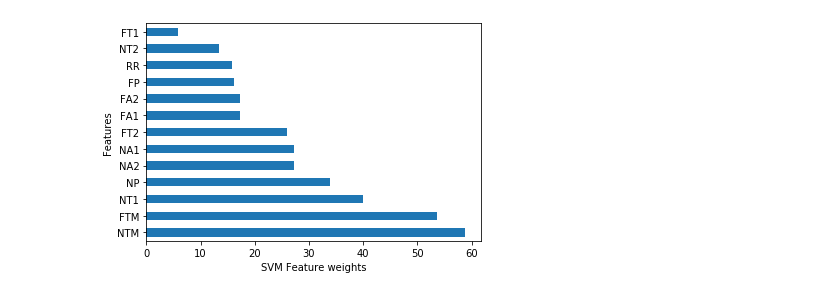
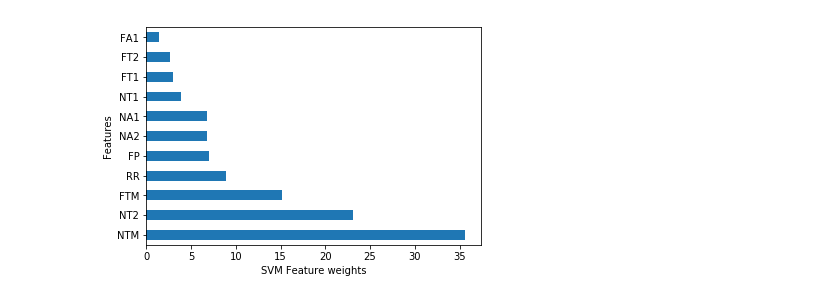
Before and after one commit to skalalab/cardiomyocyte_differentiation, a Jupyter notebook: Differentiation Classification_Compiled_Clean.ipynb, the cells around one changed output. Saved outputs shown, nothing was run; the diff lists cells and outputs as text; code cells hidden in the pictures.

```diff
--- a/Differentiation Classification_Compiled_Clean.ipynb
+++ b/Differentiation Classification_Compiled_Clean.ipynb
@@ -30,9 +30,12 @@ warnings.simplefilter('ignore')
 
 working_directory = Path(os.getcwd())
 print(working_directory)
-path_data = working_directory / "classification_results_umap_together_Day1Efficiency.csv"
+path_data = working_directory / "classification_results_umap_together_Day1Efficiency 01192021_Dish1.csv"
 full_data = pd.read_csv(path_data, header=0) #reads in data for Efficiency classification
 F1 = full_data[full_data.columns[0:14]] #this subselects columns 1-13 into a new dataframe so just the numeric data will be fed in (from FADA1 to Redox Ratio)
+
+
+
 
 
 #Replaces string class identifiers to binary - for Efficiency Classifier
@@ -43,6 +46,8 @@ full_data.replace(replace_map, inplace=True)
 
 #Assign independent variables (X: OMI variables) and predictor variable (y: class labels)
 X = full_data[full_data.columns[1:14]]
+
+
 
 y = full_data[full_data.columns[19]] #class labels by Efficiency (Low - 0, High - 1)
 
@@ -58,6 +63,8 @@ std_scale = preprocessing.MinMaxScaler().fit(F1[['FA1',
 'NA2', 'NP', 'NT1',
 'NT2', 'NTM','RR']])
 
+
+
 #Transforms the numeric data with the scaling factors determined above
 df_std = std_scale.transform(F1[['FA1',
 'FA2', 'FP', 'FT1',
@@ -67,11 +74,16 @@ df_std = std_scale.transform(F1[['FA1',
 
 
 
+print(df_std.shape)
+
 
 #Separates standardized data into 80% training, 20% test data
 X_train, X_test, y_train, y_test = train_test_split(
    df_std,y, test_size = 0.2, random_state = 42
     )
+
+X_train_matrix = X_train
+y_train_matrix = y_train
 
 
 ## Support Vector Machine Classification
@@ -198,5 +210,5 @@ plt.legend(loc="best")
 plt.title("ROC curve")
 plt.savefig('ROC curve by day_ALL.png') #saves tif of ROC curves
 
-del F1
+del F1, X_train, y_train
 # %% [output]
@@ -657,20 +743,20 @@ Text(0.5, 1, 'ROC curve')
 # %%
 #####Feature weight plots for SVM Classification#####
 
-features_names = ['FA1','FA2','FP', 'FT1','FT2', 'FTM', 'NA1','NA2','NP','NT1', 'NT2', 'NTM', 'RR']
+features_names = ['FA1','FA2','FP','FT1','FT2', 'FTM','NA1','NA2','NP','NT1', 'NT2', 'NTM', 'RR']
 
 #Plot SVM Feature weights based on classification with all 13 variables
-ax = pd.Series(abs(svc.coef_[0]), index=features_names).nlargest(13).plot(kind='barh')
+ax = pd.Series(abs(svc.coef_[0]), index=features_names).nlargest(11).plot(kind='barh')
 
 
 # Set the axes labels
 ax.set_xlabel("SVM Feature weights")
 ax.set_ylabel("Features")
 
 fig = ax.get_figure()
 fig.savefig('Feature_weights_SVC_Day1_efficiency.eps')
 # %% [output]
-[figure, old version]
+[figure, new version]
 # %%
 #####Feature weight plots for RF Classification#####
 
```
Also changed, not shown: parts of 4 cells of this notebook, 16 other files.
